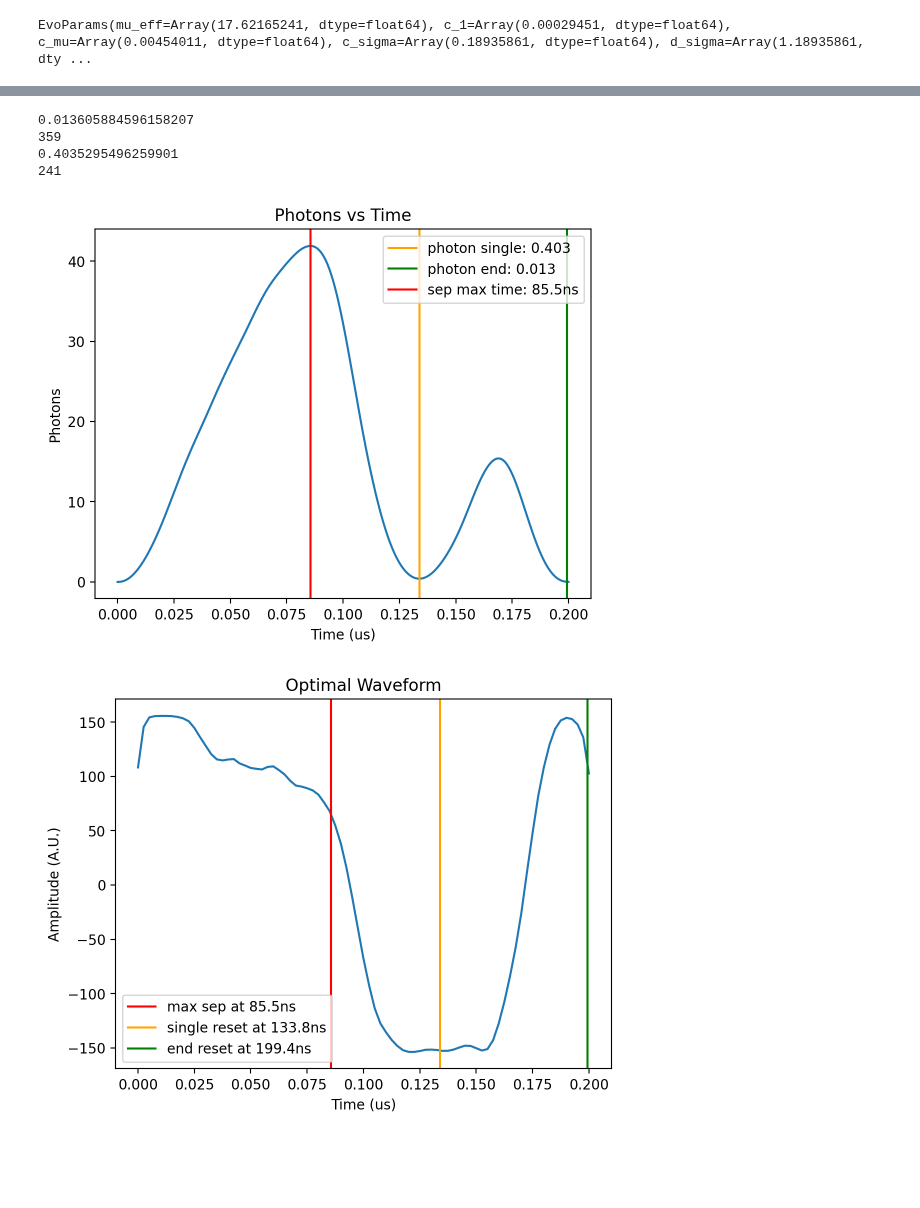
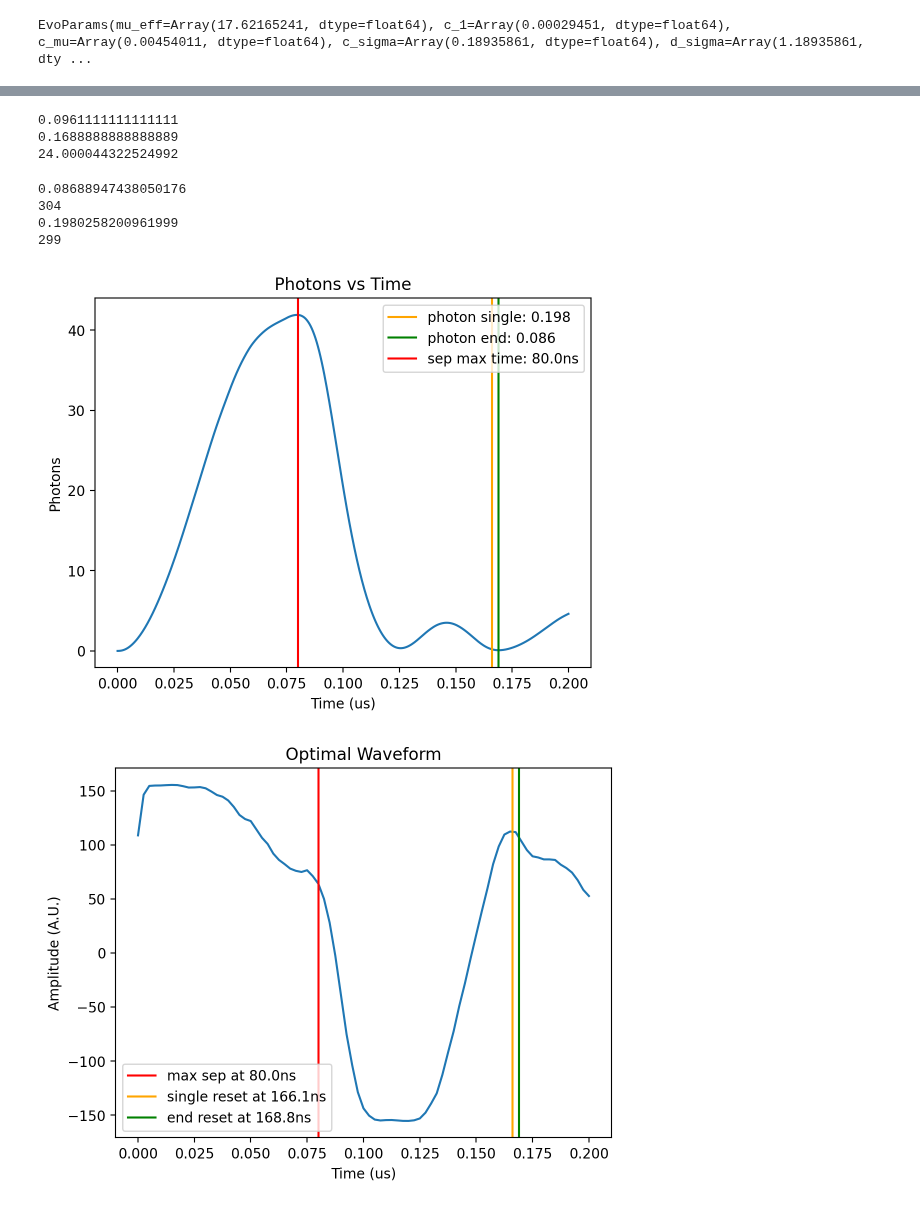
Before and after one commit to AnikenC/ReadoutWithRL, a Jupyter notebook: readoutWithRL/rl_side_v2/direct_optimisation.ipynb, the cells around one changed output, grey strips where cells are left out. Drawn from its saved outputs; the diff is of its cells as text; code cells hidden in the pictures; blank space fills up the shorter version.

```diff
--- a/readoutWithRL/rl_side_v2/direct_optimisation.ipynb
+++ b/readoutWithRL/rl_side_v2/direct_optimisation.ipynb
@@ -28,7 +25,7 @@ res_amp_scaling = 1/0.43
 actual_max_photons = n0 * (1 - jnp.exp(-0.5 * kappa * tau_0))**2
 print(f"Rough Max Photons: {n0}")
 print(f"Actual Max Photons: {actual_max_photons}")
-nR = 0.01
+nR = 0.1
 snr_scale_factor = 1.9
 gamma_I = 1/140
 num_t1 = 4.0
@@ -133,7 +130,7 @@ start = time.time()
 fitness_list = []
 
 # Run ask-eval-tell loop - NOTE: By default minimization
-for t in range(int(1e4)):
+for t in range(int(2e4)):
     rng, rng_gen, rng_eval = jax.random.split(rng, 3)
     x, state = sim_anneal.ask(rng_gen, state, sim_params)
     fitness = custom_rollout(x)
@@ -199,53 +196,69 @@ batched_res = env.batched_results(batched_action)
     max_pf,
     max_photons,
     photon_reset_time,
+    pulse_end_times,
     max_pf_times,
     smoothness_vals,
     b_pf,
     b_higher_photons,
 ) = env.batched_extract_values(batched_res, batched_action)
+
+reward, _ = env.batched_reward_and_state(
+    batched_res,
+    batched_action
+)
+
+print(max_pf_times[0])
+print(photon_reset_time[0])
+print(reward[0])
+# %% [output]
+0.0961111111111111
+0.1688888888888889
+24.000044322524992
 # %%
 single_photon = b_higher_photons[0]
 
 single_res = batched_res[0]
 g_real, g_imag, e_real, e_imag = single_res.T
 single_sep = jnp.sqrt((g_real - g_imag) ** 2 + (e_real - e_imag) ** 2)
+
+single_photon = g_real ** 2 + g_imag ** 2
 
 ext = 50
 ext_15 = 300
 ext_2 = -1
 
 min_photon = jnp.min(single_photon[ext:ext_2])
 argmin = jnp.argmin(single_photon[ext:ext_2]) + ext
 
 min_photon_2 = jnp.min(single_photon[ext:ext_15])
 argmin_2 = jnp.argmin(single_photon[ext:ext_15]) + ext
 
 argmax = jnp.argmax(single_sep)
 
 print(min_photon)
 print(argmin)
 
 print(min_photon_2)
 print(argmin_2)
 
 plt.plot(env.ts_sim, single_photon)
 plt.axvline(x=env.ts_sim[argmin_2], label=f'photon single: {int(1e3*min_photon_2)/1e3}', color='orange')
 plt.axvline(x=env.ts_sim[argmin], label=f'photon end: {int(1e3*min_photon)/1e3}', color='green')
 plt.axvline(x=env.ts_sim[argmax], label=f'sep max time: {int(1e4*env.ts_sim[argmax])/1e1}ns', color='red')
 plt.xlabel('Time (us)')
 plt.ylabel('Photons')
 plt.title('Photons vs Time')
 plt.legend()
 plt.show()
 # %% [output]
-0.013605884596158207
-359
-0.4035295496259901
-241
+0.08688947438050176
+304
+0.1980258200961999
+299
-[figure, old version]
+[figure, new version]
 # %%
-plt.plot(env.ts_action, -action)
+plt.plot(env.ts_action, action)
 plt.axvline(x=env.ts_sim[argmax], label=f'max sep at {int(1e4*env.ts_sim[argmax])/1e1}ns', color='red')
 plt.axvline(x=env.ts_sim[argmin_2], label=f'single reset at {int(1e4*env.ts_sim[argmin_2])/1e1}ns', color='orange')
 plt.axvline(x=env.ts_sim[argmin], label=f'end reset at {int(1e4*env.ts_sim[argmin])/1e1}ns', color='green')
@@ -255,7 +268,7 @@ plt.title('Optimal Waveform')
 plt.legend()
 plt.show()
 # %% [output]
-[figure, old version]
+[figure, new version]
 # %%
 plt.plot(g_real, g_imag, label='g')
 plt.plot(e_real, e_imag, label='e')
```
Also changed, not shown: parts of 6 cells of this notebook, 1 other file.
